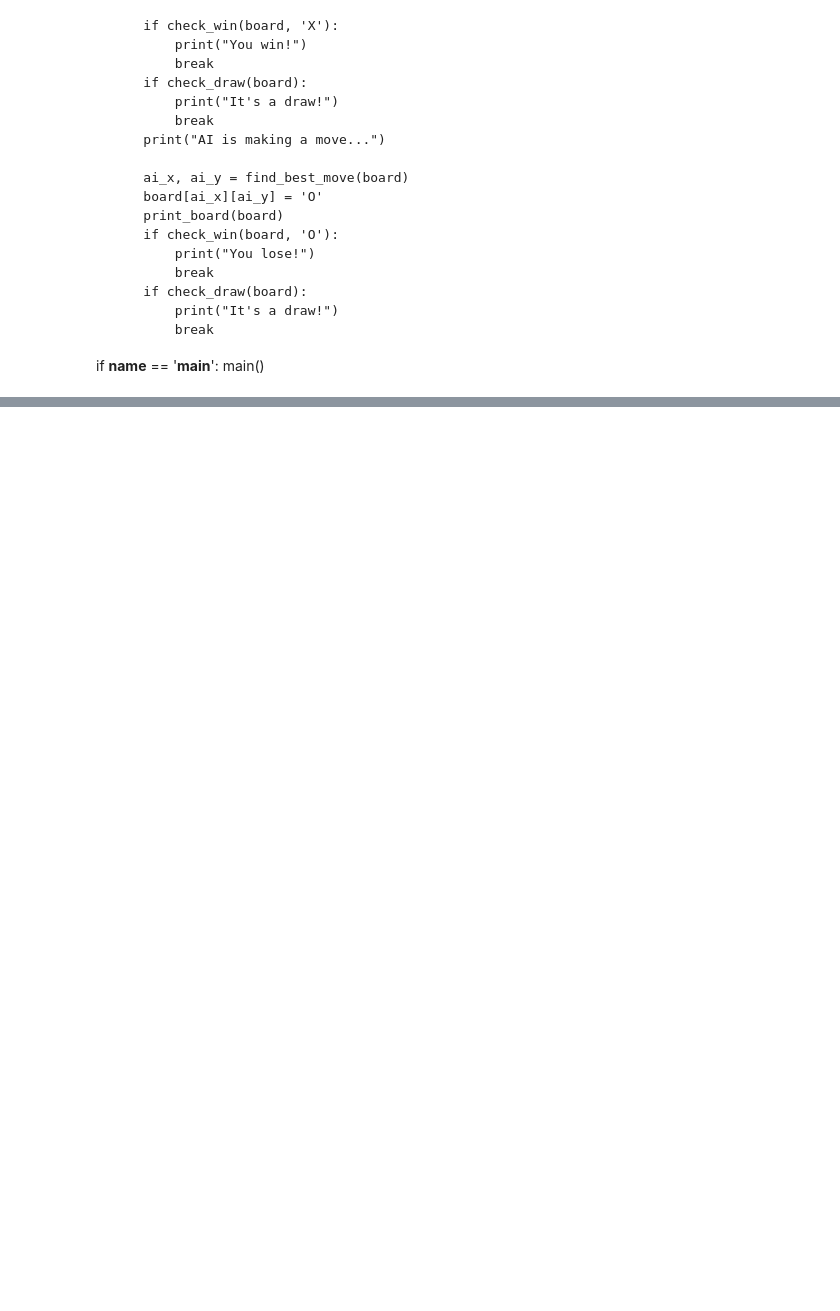
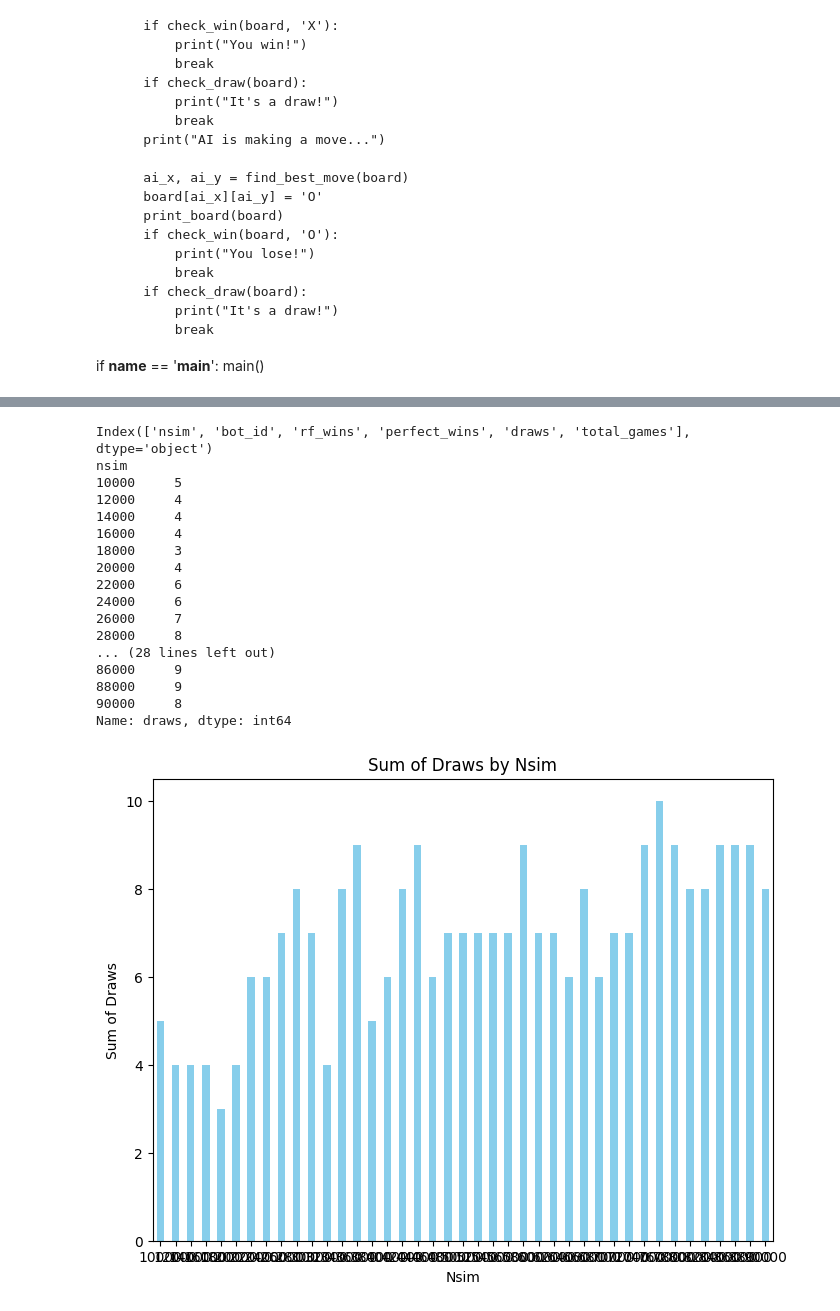
Before and after one commit to IanKeilman/TTTbot-, a Jupyter notebook: jic-jac-joe.ipynb, the cells around one changed output, grey strips where cells are left out. Cells and saved outputs as stored; diff of their text form; code cells hidden in the pictures; blank space fills up the shorter version.

```diff
--- a/jic-jac-joe.ipynb
+++ b/jic-jac-joe.ipynb
@@ -705,0 +771,37 @@ Draws: 0
+# %%
+import matplotlib.pyplot as plt
+
+print(df_summary.columns)
+# Group the data by `nsim` and calculate the sum of `draws` for each level
+draws_by_nsim = df_summary.groupby('nsim')['draws'].sum()
+print(draws_by_nsim)
+
+draws_by_nsim.plot(kind='bar', color='skyblue', figsize=(8, 6))
+
+# Customize the chart
+plt.xlabel('Nsim')
+plt.ylabel('Sum of Draws')
+plt.title('Sum of Draws by Nsim')
+plt.xticks(rotation=0)  # Rotate x-axis labels for better readability
+
+# Show the chart
+plt.show()
+# %% [output]
+Index(['nsim', 'bot_id', 'rf_wins', 'perfect_wins', 'draws', 'total_games'], dtype='object')
+nsim
+10000     5
+12000     4
+14000     4
+16000     4
+18000     3
+20000     4
+22000     6
+24000     6
+26000     7
+28000     8
+... (28 lines left out)
+86000     9
+88000     9
+90000     8
+Name: draws, dtype: int64
+[figure, added]
```
Also changed, not shown: parts of 6 cells of this notebook.
